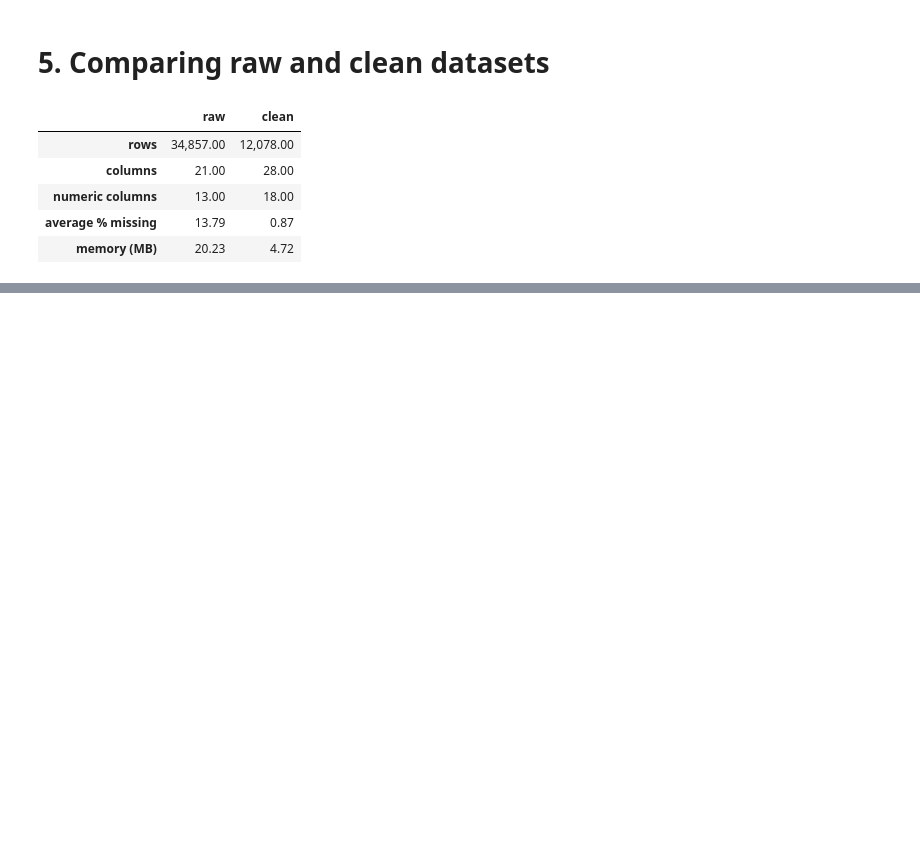
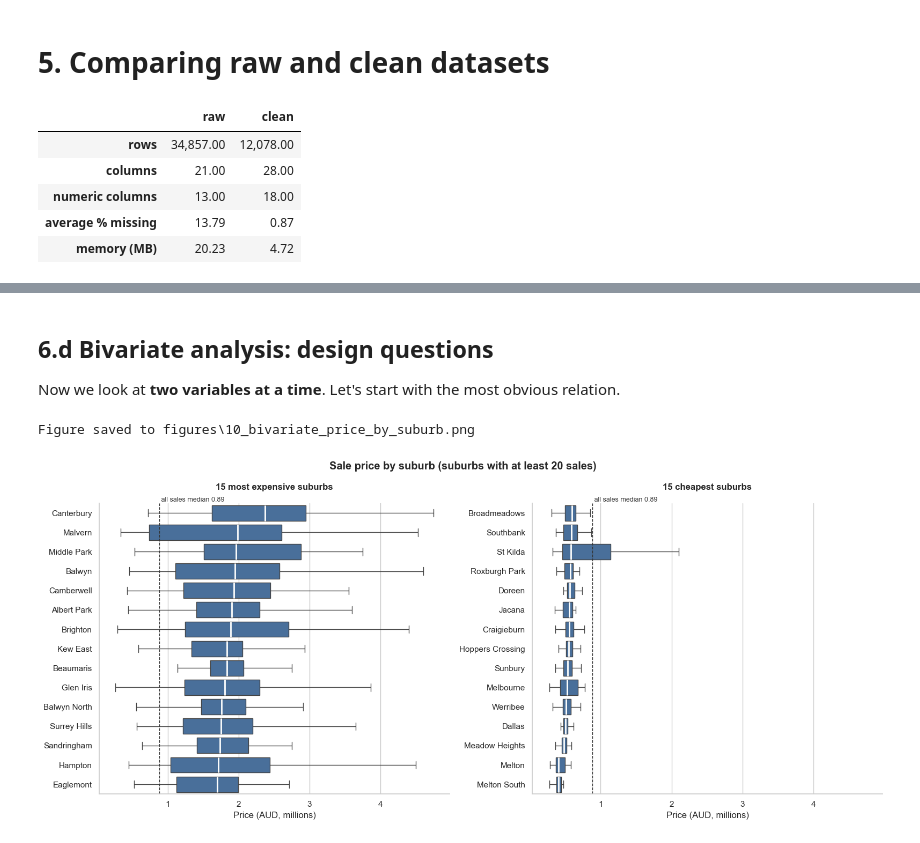
Before and after one commit to SindhujaDavuluri-IAAC/5-day1-assignment, a Jupyter notebook: Mel_data_cleaning_and_EDA_5.ipynb, the cells around one changed output, grey strips where cells are left out. Drawn from its saved outputs; the diff is of its cells as text; code cells hidden in the pictures; blank space fills up the shorter version.

```diff
--- a/Mel_data_cleaning_and_EDA_5.ipynb
+++ b/Mel_data_cleaning_and_EDA_5.ipynb
@@ -854,0 +1047,55 @@ Figure saved to figures\08_univariate_categorical.png
+# %% [markdown]
+## 6.d Bivariate analysis: design questions
+
+Now we look at **two variables at a time**. Let's start with the most obvious relation.
+# %%
+# Bivariate Analysis (1/4): Price by suburb
+# Box   = middle 50% of sale prices in that suburb
+# White line inside the box = median price
+# Dashed line = median price of ALL sales (to compare each suburb against Melbourne overall)
+#
+# There are 300+ suburbs, too many for one chart, so we compare the 15 most expensive with
+# the 15 cheapest (by median). Suburbs with fewer than 20 sales are left out: a median from
+# a handful of sales is not reliable.
+
+MIN_SALES = 20
+TOP_N = 15
+
+biv = df_clean.assign(PriceM=df_clean["Price"] / 1e6)   # price in millions, as in the univariate plots
+price_median_all = biv["PriceM"].median()
+
+def box_by_group(data, x, y, order, ax, overall=None, overall_label=""):
+    # Horizontal boxplot of x for each group in y, in the given order (outlier dots hidden)
+    sns.boxplot(data=data, x=x, y=y, order=order, color=BAR_COLOR, showfliers=False,
+                medianprops={"color": "white", "linewidth": 2}, ax=ax)
+    if overall is not None:
+        ax.axvline(overall, color=INK, linestyle="--", linewidth=1)
+        ax.text(overall, 1.0, f" {overall_label}", transform=ax.get_xaxis_transform(),
+                ha="left", va="bottom", fontsize=9, color=INK)
+    ax.set_ylabel("")
+
+def highest_and_lowest(value_col):
+    # Suburbs with enough sales, ranked by median value_col -> (data, top names, bottom names)
+    counts = biv["Suburb"].value_counts()
+    data = biv[biv["Suburb"].isin(counts[counts >= MIN_SALES].index)]
+    ranked = data.groupby("Suburb")[value_col].median().sort_values(ascending=False)
+    return data, ranked.index[:TOP_N], ranked.index[-TOP_N:]
+
+suburb_data, priciest, cheapest = highest_and_lowest("PriceM")
+
+fig, axes = plt.subplots(1, 2, figsize=(16, 7), sharex=True)
+for ax, names, title in [(axes[0], priciest, f"{TOP_N} most expensive suburbs"),
+                         (axes[1], cheapest, f"{TOP_N} cheapest suburbs")]:
+    box_by_group(suburb_data, "PriceM", "Suburb", names, ax,
+                 overall=price_median_all, overall_label=f"all sales median {price_median_all:.2f}")
+    ax.set_title(title, fontweight="bold", pad=18)
+    ax.set_xlabel("Price (AUD, millions)")
+
+fig.suptitle(f"Sale price by suburb (suburbs with at least {MIN_SALES} sales)", fontweight="bold")
+sns.despine()
+plt.tight_layout()
+save_fig("10_bivariate_price_by_suburb")
+plt.show()
+# %% [output]
+Figure saved to figures\10_bivariate_price_by_suburb.png
+[figure, added]
```
Also changed, not shown: parts of 21 cells of this notebook, 11 other files.
